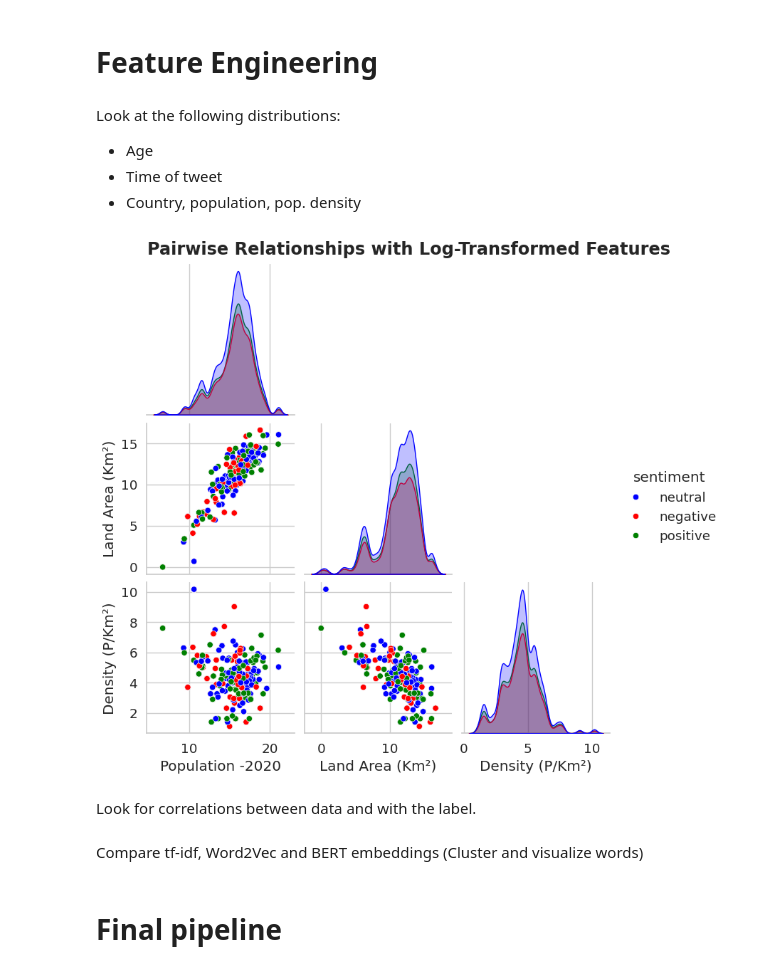
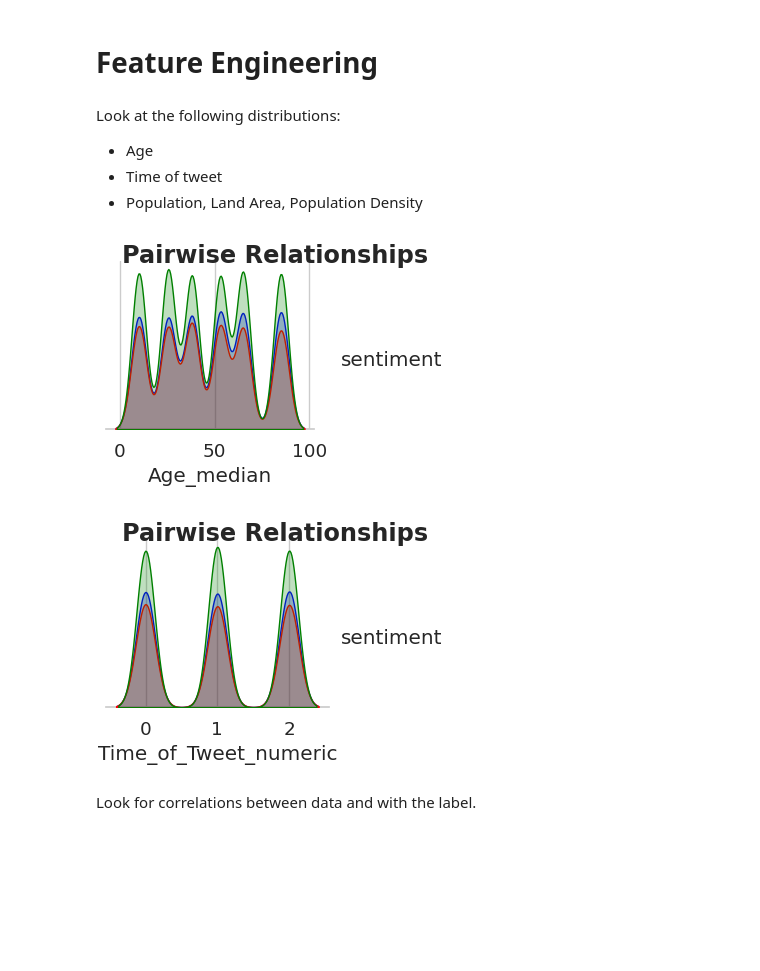
Before and after one commit to DiegoFleury/MI201-groupe-4, a Jupyter notebook: notebooks/preProcessingAndEDA.ipynb, the cells around one changed output. Saved outputs shown, nothing was run; the diff lists cells and outputs as text; code cells hidden in the pictures; blank space fills up the shorter version.

```diff
--- a/notebooks/preProcessingAndEDA.ipynb
+++ b/notebooks/preProcessingAndEDA.ipynb
@@ -702 +760,7 @@ column_preprocessor = ColumnTransformer(
 )
+# %%
+pre_processing_pipeline = Pipeline(steps=[
+    ('column_preprocessor', column_preprocessor)
+])
+# %%
+pre_processed_train_df = pd.DataFrame(pre_processing_pipeline.fit_transform(train_df), columns = ["Age_median", "Time_of_Tweet_numeric", "Africa", "Asia","Europe","North America", "South America", "Oceania", "Log Population", "Log Land Area", "Log Density", "Text", "Sentiment"])
@@ -707,34 +805,50 @@ Look at the following distributions:
 
 - Age
 - Time of tweet
-- Country, population, pop. density
+- Population, Land Area, Population Density
-# %%
-log_transformed_df = train_df.copy()
-log_transformed_df[num_features] = log_transformed_df[num_features].apply(np.log1p)
-
-custom_palette = {
-    'neutral': 'blue',
-    'negative': 'red',
-    'positive': 'green'
-}
-
-# Gerando o pairplot com as colunas log-transformadas e a label "sentiment"
-sns.pairplot(
-    log_transformed_df[num_features + ["sentiment"]],
-    hue="sentiment",
-    diag_kind="kde",
-    palette=custom_palette,
-    corner=True
-)
-
-# Ajustando o título
-plt.suptitle("Pairwise Relationships with Log-Transformed Features", y=1.02, fontweight="bold")
-plt.show()
-# %% [output]
-[figure, removed]
+# %%
+def plot_pairwise_relationships(df, features, title="Pairwise Relationships"):
+    """
+    Generates a Seaborn pairplot using the specified features and label column.]
+    It already assumes it's for the sentiment analysis task.
+
+    Args:
+        df (pd.DataFrame): The dataset containing the features and labels.
+        features (list): List of numerical feature names to be included in the plot.
+        title (str, optional): The title of the plot. Defaults to "Pairwise Relationships".
+
+    Returns:
+        None
+    """
+
+    # Define a color palette based on labels
+    custom_palette = {
+      'neutral': 'green',
+      'negative': 'red',
+      'positive': 'blue'
+    }
+
+    # Generate the pairplot
+    sns.pairplot(
+        df[features + ["sentiment"]],
+        hue="sentiment",
+        diag_kind="kde",
+        palette=custom_palette,
+        corner=True
+    )
+
+    # Adjust the title
+    plt.suptitle(title, y=1.02, fontweight="bold")
+    plt.show()
+# %%
+full_preprocessing_df_concat = pd.concat([pre_processed_train_df , train_df[["sentiment"]]], axis=1)
+# %%
+plot_pairwise_relationships(full_preprocessing_df_concat, ["Age_median"])
+# %% [output]
+[figure, added]
+# %%
+plot_pairwise_relationships(full_preprocessing_df_concat, ["Time_of_Tweet_numeric"])
+# %% [output]
+[figure, added]
 # %% [markdown]
 Look for correlations between data and with the label.
-# %% [markdown]
-Compare tf-idf, Word2Vec and BERT embeddings (Cluster and visualize words)
-# %% [markdown]
-# Final pipeline
```
Also changed, not shown: parts of 25 cells of this notebook.
